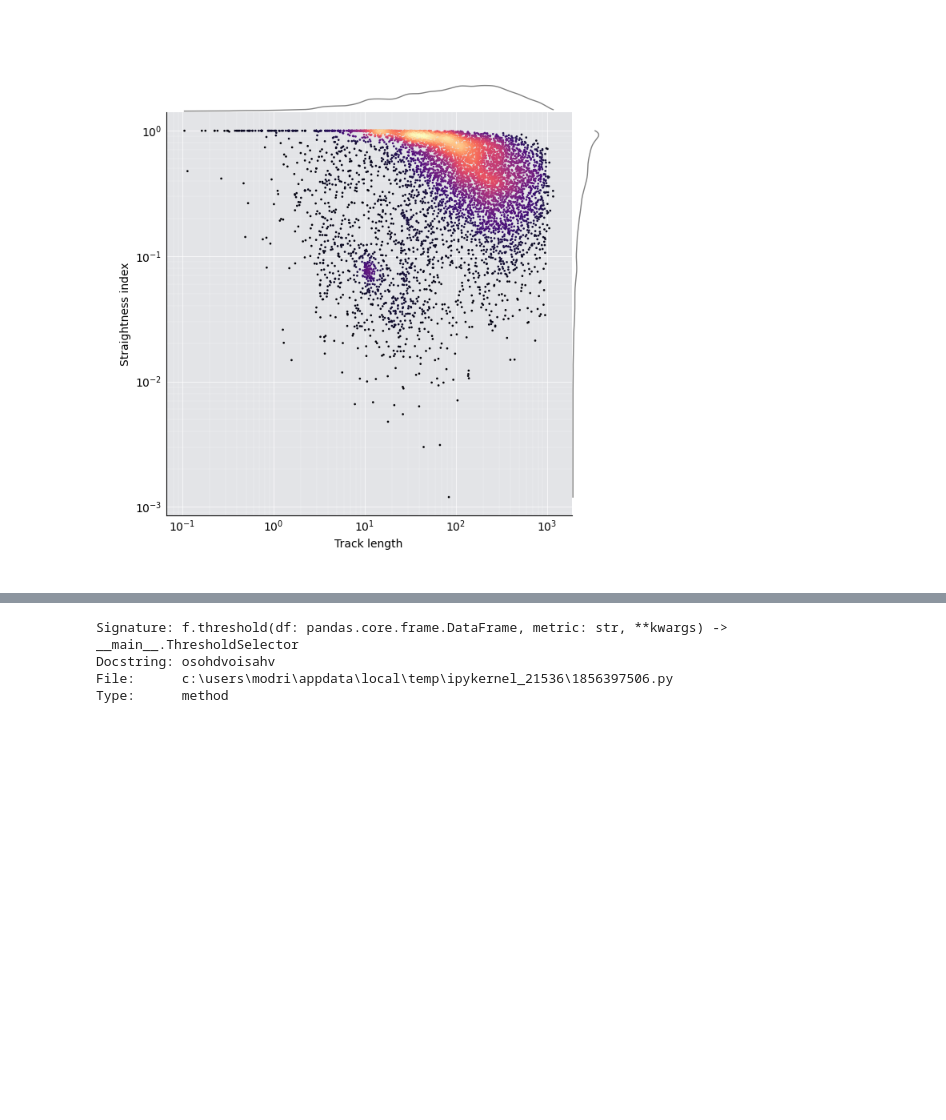
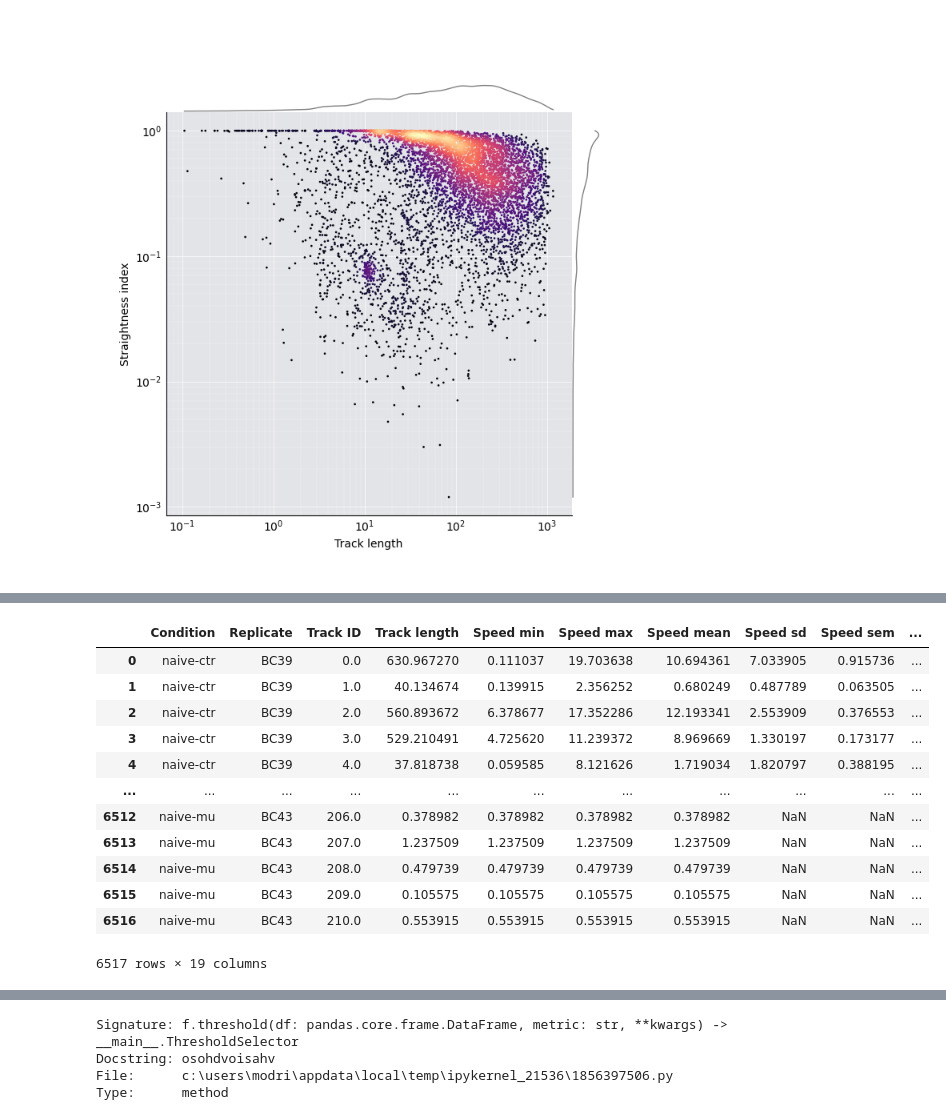
Before and after one commit to BranislavModriansky/Peregrin, a Jupyter notebook: lib/peregrin/Z_sketches/filter_computations.ipynb, the cells around one changed output, grey strips where cells are left out. Drawn from its saved outputs; the diff is of its cells as text; code cells hidden in the pictures; blank space fills up the shorter version.

```diff
--- a/lib/peregrin/Z_sketches/filter_computations.ipynb
+++ b/lib/peregrin/Z_sketches/filter_computations.ipynb
@@ -1254,0 +1243,16 @@ gate_sel.result
+# %%
+jitter_sel.apply()
+# %% [output]
+|  | Condition | Replicate | Track ID | Track length | Speed min | Speed max | Speed mean | Speed sd | Speed sem | ... |
+| 0 | naive-ctr | BC39 | 0.0 | 630.967270 | 0.111037 | 19.703638 | 10.694361 | 7.033905 | 0.915736 | ... |
+| 1 | naive-ctr | BC39 | 1.0 | 40.134674 | 0.139915 | 2.356252 | 0.680249 | 0.487789 | 0.063505 | ... |
+| 2 | naive-ctr | BC39 | 2.0 | 560.893672 | 6.378677 | 17.352286 | 12.193341 | 2.553909 | 0.376553 | ... |
+| 3 | naive-ctr | BC39 | 3.0 | 529.210491 | 4.725620 | 11.239372 | 8.969669 | 1.330197 | 0.173177 | ... |
+| 4 | naive-ctr | BC39 | 4.0 | 37.818738 | 0.059585 | 8.121626 | 1.719034 | 1.820797 | 0.388195 | ... |
+| ... | ... | ... | ... | ... | ... | ... | ... | ... | ... | ... |
+| 6512 | naive-mu | BC43 | 206.0 | 0.378982 | 0.378982 | 0.378982 | 0.378982 | NaN | NaN | ... |
+| 6513 | naive-mu | BC43 | 207.0 | 1.237509 | 1.237509 | 1.237509 | 1.237509 | NaN | NaN | ... |
+| 6514 | naive-mu | BC43 | 208.0 | 0.479739 | 0.479739 | 0.479739 | 0.479739 | NaN | NaN | ... |
+| 6515 | naive-mu | BC43 | 209.0 | 0.105575 | 0.105575 | 0.105575 | 0.105575 | NaN | NaN | ... |
+| 6516 | naive-mu | BC43 | 210.0 | 0.553915 | 0.553915 | 0.553915 | 0.553915 | NaN | NaN | ... |
+6517 rows × 19 columns
```
Also changed, not shown: parts of 5 cells of this notebook.
